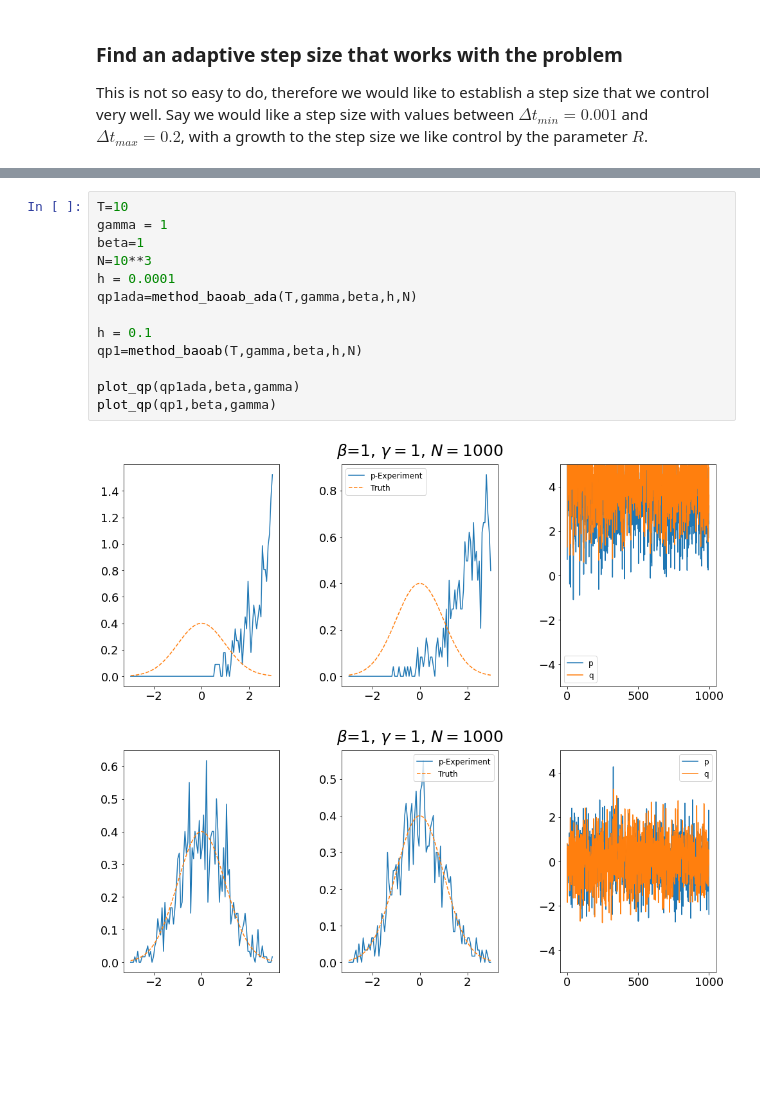
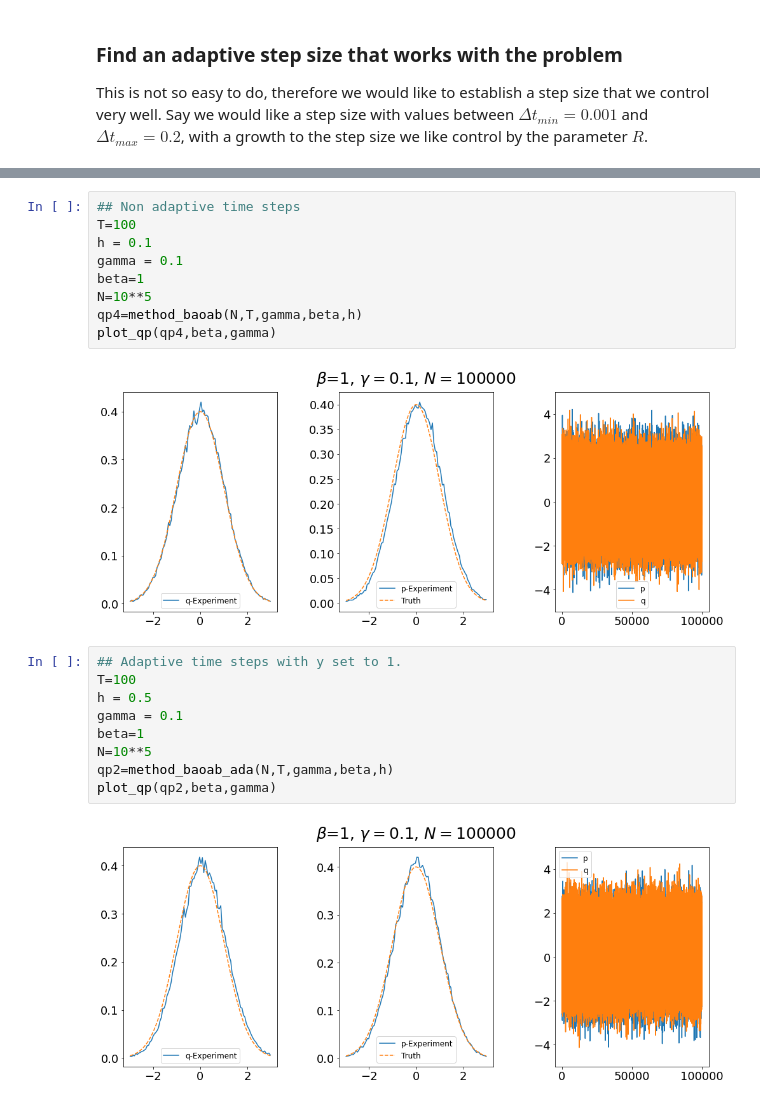
Before and after one commit to alixsleroy/WeakSDEapproximation, a Jupyter notebook: fullhamiltonian_adaptive.ipynb, the cells around one changed output, grey strips where cells are left out. Saved outputs shown, nothing was run; the diff lists cells and outputs as text; blank space fills up the shorter version.

```diff
--- a/fullhamiltonian_adaptive.ipynb
+++ b/fullhamiltonian_adaptive.ipynb
@@ -130,16 +154,22 @@ Wall time: 504 µs
-# %%
-T=10
-gamma = 1
-beta=1
-N=10**3
-h = 0.0001
-qp1ada=method_baoab_ada(T,gamma,beta,h,N)
-
-h = 0.1
-qp1=method_baoab(T,gamma,beta,h,N)
-
-plot_qp(qp1ada,beta,gamma)
-plot_qp(qp1,beta,gamma)
-# %% [output]
-[figure, removed]
-[figure, removed]
+# %%
+## Non adaptive time steps
+T=100
+h = 0.1
+gamma = 0.1
+beta=1
+N=10**5
+qp4=method_baoab(N,T,gamma,beta,h)
+plot_qp(qp4,beta,gamma)
+# %% [output]
+[figure, added]
+# %%
+## Adaptive time steps with y set to 1.
+T=100
+h = 0.5
+gamma = 0.1
+beta=1
+N=10**5
+qp2=method_baoab_ada(N,T,gamma,beta,h)
+plot_qp(qp2,beta,gamma)
+# %% [output]
+[figure, added]
```
Also changed, not shown: parts of 8 cells of this notebook, 5 other files.
